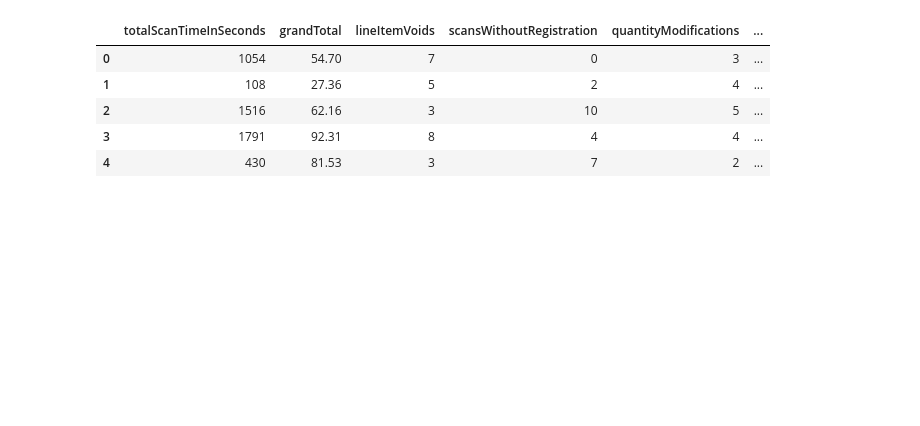
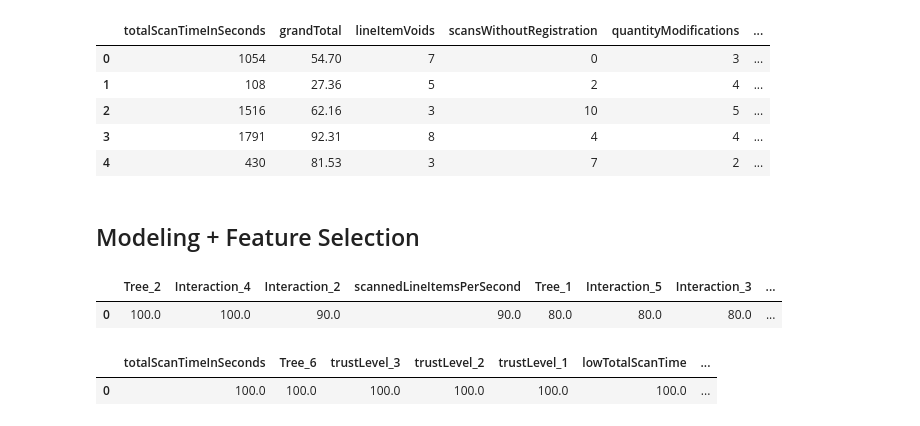
Before and after one commit to Evan-Callaghan/DATA-448-Predictive-Analytics, a Jupyter notebook: Data Mining Cup Task/DMC_Task.ipynb, the cells around one changed output. Drawn from its saved outputs; the diff is of its cells as text; code cells hidden in the pictures; blank space fills up the shorter version.

```diff
--- a/Data Mining Cup Task/DMC_Task.ipynb
+++ b/Data Mining Cup Task/DMC_Task.ipynb
@@ -225,6 +228,17 @@ test['Interaction_5'] = test['scannedLineItemsPerSecond'] * test['lineItemVoidsP
 
 train['Interaction_6'] = train['totalScanTimeInSeconds'] * train['lineItemVoidsPerPosition']
 test['Interaction_6'] = test['totalScanTimeInSeconds'] * test['lineItemVoidsPerPosition']
+# %%
+## From observations of the data
+
+train['madeModification'] = np.where(train['quantityModifications'] > 0, 1, 0)
+test['madeModification'] = np.where(test['quantityModifications'] > 0, 1, 0)
+
+train['madeScansWithoutRegistration'] = np.where(train['scansWithoutRegistration'] > 0, 1, 0)
+test['madeScansWithoutRegistration'] = np.where(test['scansWithoutRegistration'] > 0, 1, 0)
+
+train['lowTotalScanTime'] = np.where(train['totalScanTimeInSeconds'] < 1000, 1, 0)
+test['lowTotalScanTime'] = np.where(test['totalScanTimeInSeconds'] < 1000, 1, 0)
 # %%
 ## Creating a dummy variable with trustLevel
 
@@ -248,3 +262,64 @@ train.head()
 | 2 | 1516 | 62.16 | 3 | 10 | 5 | ... |
 | 3 | 1791 | 92.31 | 8 | 4 | 4 | ... |
 | 4 | 430 | 81.53 | 3 | 7 | 2 | ... |
+# %% [markdown]
+## Modeling + Feature Selection
+# %%
+## Defining the input and target variables
+X = train.drop(columns = ['fraud'])
+Y = train['fraud']
+
+## Splitting the data into training, validation, and testing sets
+X_training, X_, Y_training, Y_ = train_test_split(X, Y, test_size = 0.2, stratify = Y)
+
+X_validation, X_testing, Y_validation, Y_testing = train_test_split(X_, Y_, test_size = 0.5, stratify = Y_)
+# %%
+## Creating a customized scoring function to evaluate performance
+
+my_scorer = make_scorer(dmc.cost_function, greater_is_better = True, needs_proba = True)
+# %%
+## RFECV with DecisionTreeClassifier
+
+## Defining an empty list to store results
+rfecv_results = []
+
+## Repeating the process 10 times
+for i in range(0, 10):
+
+    ## Building the RFECV model
+    tree_rfecv = RFECV(estimator = DecisionTreeClassifier(), step = 1, min_features_to_select = 2,
+                       cv = 3, scoring = my_scorer).fit(X_training, Y_training)
+
+    ## Appending results to list
+    rfecv_results.append(tree_rfecv.support_)
+
+## Returning results of RFECV
+tree = pd.DataFrame(rfecv_results, columns = X_training.columns)
+tree = 100 * tree.apply(np.sum, axis = 0) / tree.shape[0]
+pd.DataFrame(tree).sort_values(0, ascending = False).T
+# %% [output]
+|  | Tree_2 | Interaction_4 | Interaction_2 | scannedLineItemsPerSecond | Tree_1 | Interaction_5 | Interaction_3 | ... |
+| 0 | 100.0 | 100.0 | 90.0 | 90.0 | 80.0 | 80.0 | 80.0 | ... |
+# %%
+## RFECV with LogisticRegression
+
+## Defining an empty list to store results
+rfecv_results = []
+
+## Repeating the process 10 times
+for i in range(0, 10):
+
+    ## Building the RFECV model
+    logit_rfecv = RFECV(estimator = LogisticRegression(max_iter = 10000), step = 1, min_features_to_select = 2,
+                        cv = 3, scoring = my_scorer).fit(X_training, Y_training)
+
+    ## Appending results to list
+    rfecv_results.append(logit_rfecv.support_)
+
+## Returning results of RFECV
+logit = pd.DataFrame(rfecv_results, columns = X_training.columns)
+logit = 100 * logit.apply(np.sum, axis = 0) / logit.shape[0]
+pd.DataFrame(logit).sort_values(0, ascending = False).T
+# %% [output]
+|  | totalScanTimeInSeconds | Tree_6 | trustLevel_3 | trustLevel_2 | trustLevel_1 | lowTotalScanTime | ... |
+| 0 | 100.0 | 100.0 | 100.0 | 100.0 | 100.0 | 100.0 | ... |
```
Also changed, not shown: parts of 8 cells of this notebook.
